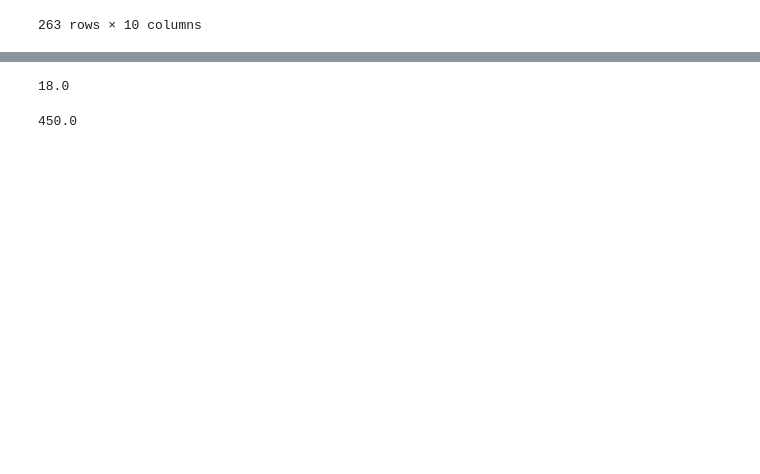
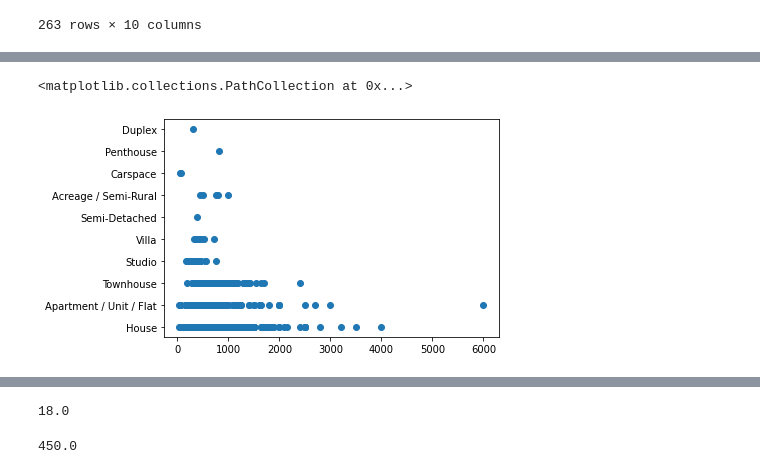
Before and after one commit to MAST30034-Applied-Data-Science/generic-real-estate-consulting-project-18, a Jupyter notebook: notebooks/Preprocess domain data.ipynb, the cells around one changed output, grey strips where cells are left out. Cells and saved outputs as stored; diff of their text form; code cells hidden in the pictures; blank space fills up the shorter version.

```diff
--- a/notebooks/Preprocess domain data.ipynb
+++ b/notebooks/Preprocess domain data.ipynb
@@ -250,0 +279,6 @@ plt.scatter(final_dataset['cost_text'],final_dataset['property_type'])
+# %%
+# compare this with the numerical data distribution
+plt.scatter(numerical_data['cost_text'],numerical_data['property_type'])
+# %% [output]
+<matplotlib.collections.PathCollection at 0x...>
+[figure, added]
```
Also changed, not shown: parts of 26 cells of this notebook.
